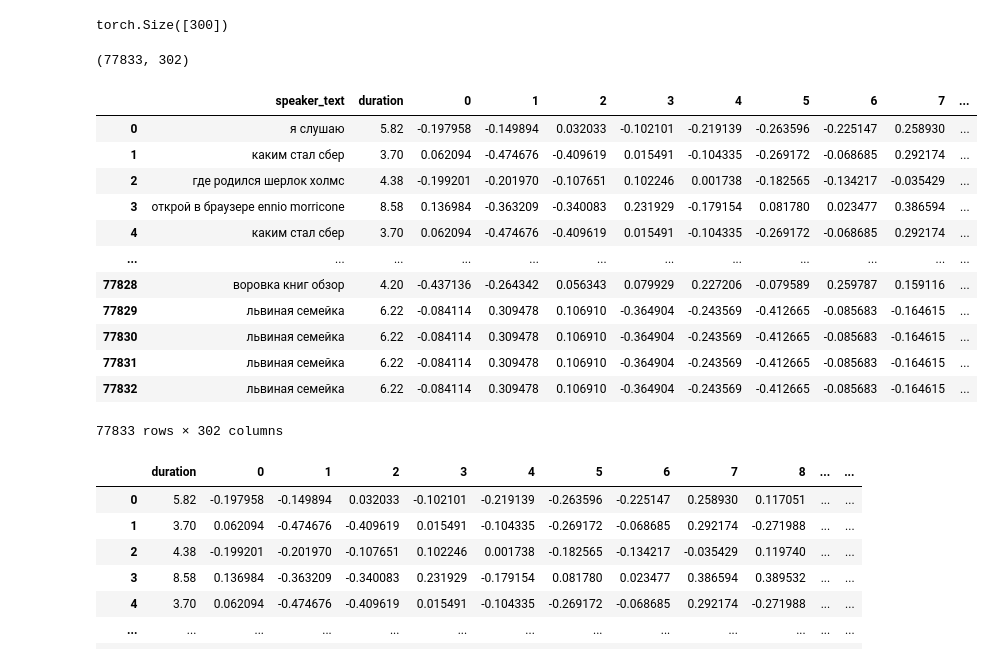
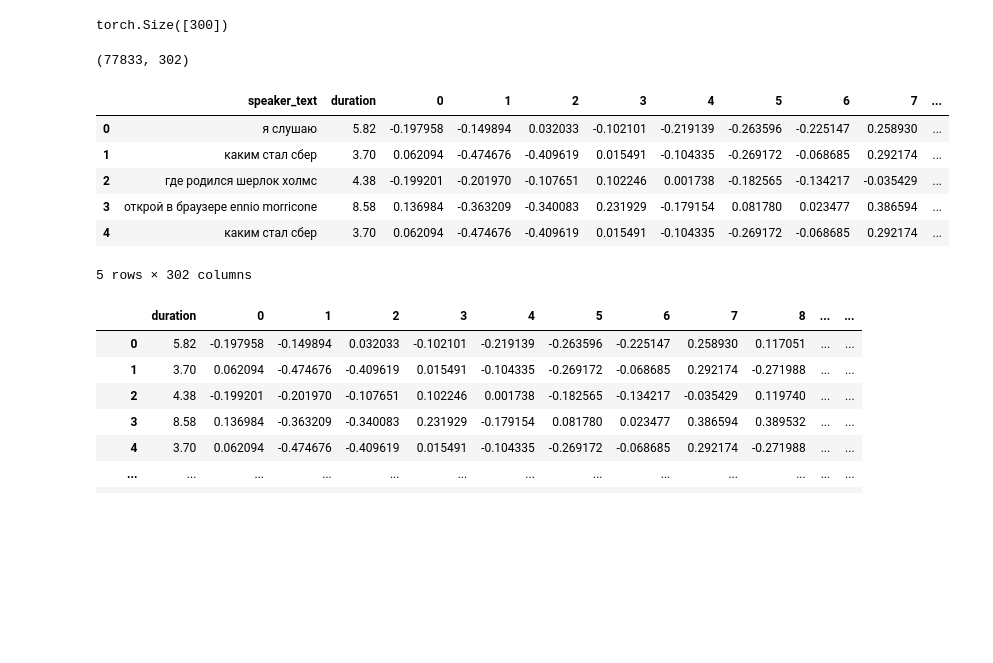
Before and after one commit to Kislv/MastersDegreeProject, a Jupyter notebook: test_hypotheses.ipynb, the cells around one changed output. Drawn from its saved outputs; the diff is of its cells as text; code cells hidden in the pictures; blank space fills up the shorter version.

```diff
--- a/test_hypotheses.ipynb
+++ b/test_hypotheses.ipynb
@@ -115,22 +117,16 @@ text_bags_of_words_df = pd.DataFrame(text_bags_of_words, dtype='float')
 duration_text_bags_of_words_df = pd.concat((duration_text, text_bags_of_words_df), axis=1)
 # %%
 print(duration_text_bags_of_words_df.shape)
-duration_text_bags_of_words_df
+duration_text_bags_of_words_df.head()
 # %% [output]
 (77833, 302)
 |  | speaker_text | duration | 0 | 1 | 2 | 3 | 4 | 5 | 6 | 7 | ... |
 | 0 | я слушаю | 5.82 | -0.197958 | -0.149894 | 0.032033 | -0.102101 | -0.219139 | -0.263596 | -0.225147 | 0.258930 | ... |
 | 1 | каким стал сбер | 3.70 | 0.062094 | -0.474676 | -0.409619 | 0.015491 | -0.104335 | -0.269172 | -0.068685 | 0.292174 | ... |
 | 2 | где родился шерлок холмс | 4.38 | -0.199201 | -0.201970 | -0.107651 | 0.102246 | 0.001738 | -0.182565 | -0.134217 | -0.035429 | ... |
 | 3 | открой в браузере ennio morricone | 8.58 | 0.136984 | -0.363209 | -0.340083 | 0.231929 | -0.179154 | 0.081780 | 0.023477 | 0.386594 | ... |
 | 4 | каким стал сбер | 3.70 | 0.062094 | -0.474676 | -0.409619 | 0.015491 | -0.104335 | -0.269172 | -0.068685 | 0.292174 | ... |
-| ... | ... | ... | ... | ... | ... | ... | ... | ... | ... | ... | ... |
-| 77828 | воровка книг обзор | 4.20 | -0.437136 | -0.264342 | 0.056343 | 0.079929 | 0.227206 | -0.079589 | 0.259787 | 0.159116 | ... |
-| 77829 | львиная семейка | 6.22 | -0.084114 | 0.309478 | 0.106910 | -0.364904 | -0.243569 | -0.412665 | -0.085683 | -0.164615 | ... |
-| 77830 | львиная семейка | 6.22 | -0.084114 | 0.309478 | 0.106910 | -0.364904 | -0.243569 | -0.412665 | -0.085683 | -0.164615 | ... |
-| 77831 | львиная семейка | 6.22 | -0.084114 | 0.309478 | 0.106910 | -0.364904 | -0.243569 | -0.412665 | -0.085683 | -0.164615 | ... |
-| 77832 | львиная семейка | 6.22 | -0.084114 | 0.309478 | 0.106910 | -0.364904 | -0.243569 | -0.412665 | -0.085683 | -0.164615 | ... |
-77833 rows × 302 columns
+5 rows × 302 columns
 # %%
 embedding_feature_names = np.arange(0, default_embedding_size).tolist()
 duration_embeddings_names = [duration_column_name] + embedding_feature_names
```
Also changed, not shown: parts of 16 cells of this notebook.
